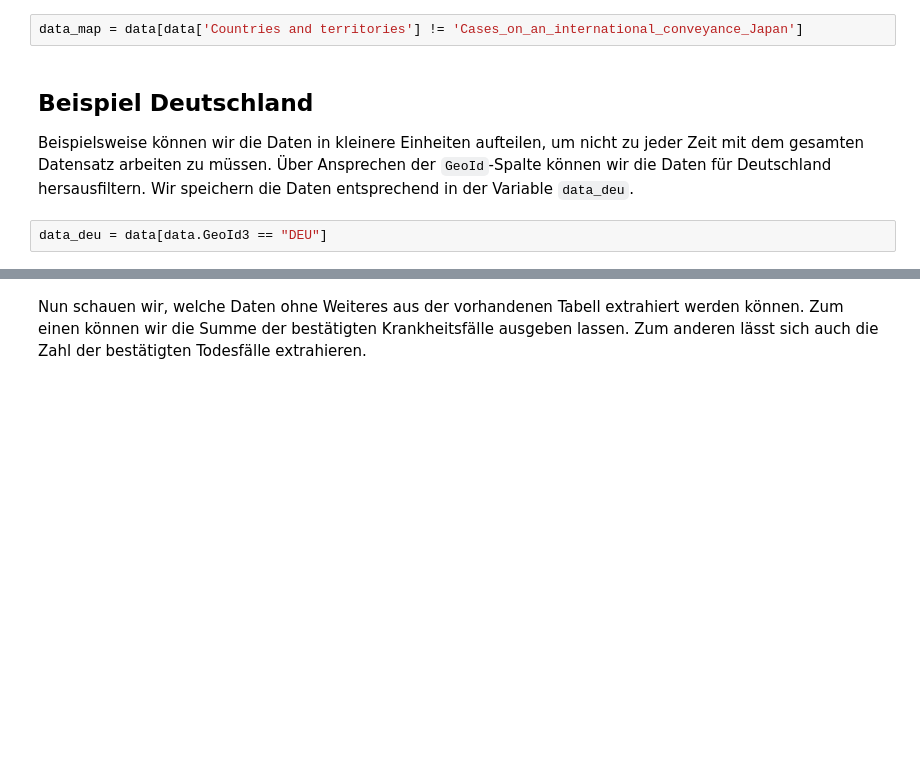
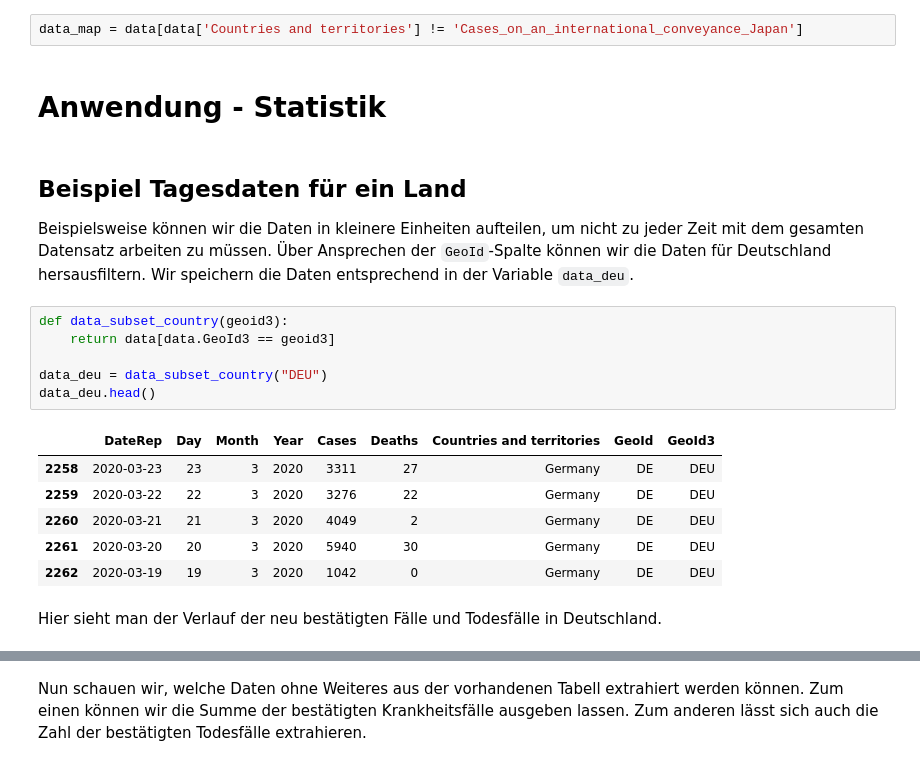
Before and after one commit to wohfab/datajournalism, a Jupyter notebook: wohlgemuth_bacl5_datajournalism.ipynb, the cells around one changed output, grey strips where cells are left out. Saved outputs shown, nothing was run; the diff lists cells and outputs as text; blank space fills up the shorter version.

```diff
--- a/wohlgemuth_bacl5_datajournalism.ipynb
+++ b/wohlgemuth_bacl5_datajournalism.ipynb
@@ -158,9 +166,24 @@ Da sowohl die Index-Spalte als auch die Kopfzeile der Tabelle bereits vielverspr
 Zusätzlich werden wir ein Sub-Set der Daten erstellen, welches für die Erstellung der Weltkarten bereinigt wurde. Hier werden wir die Fälle *nicht* Japan zuordnen sondern die Fälle gänzlich aus den Daten streichen. Grund dafür ist, dass bei der Darstellung auf der Weltkarte für uns im Vordergrund steht, eine Fall-Zuweisung zu den Ländern zu erhalten.
 # %%
 data_map = data[data['Countries and territories'] != 'Cases_on_an_international_conveyance_Japan']
+# %% [markdown]
+# Anwendung - Statistik
 # %% [markdown]
-## Beispiel Deutschland
+## Beispiel Tagesdaten für ein Land
 
 Beispielsweise können wir die Daten in kleinere Einheiten aufteilen, um nicht zu jeder Zeit mit dem gesamten Datensatz arbeiten zu müssen. Über Ansprechen der `GeoId`-Spalte können wir die Daten für Deutschland hersausfiltern. Wir speichern die Daten entsprechend in der Variable `data_deu`.
-# %%
-data_deu = data[data.GeoId3 == "DEU"]
+# %%
+def data_subset_country(geoid3):
+    return data[data.GeoId3 == geoid3]
+
+data_deu = data_subset_country("DEU")
+data_deu.head()
+# %% [output]
+|  | DateRep | Day | Month | Year | Cases | Deaths | Countries and territories | GeoId | GeoId3 |
+| 2258 | 2020-03-23 | 23 | 3 | 2020 | 3311 | 27 | Germany | DE | DEU |
+| 2259 | 2020-03-22 | 22 | 3 | 2020 | 3276 | 22 | Germany | DE | DEU |
+| 2260 | 2020-03-21 | 21 | 3 | 2020 | 4049 | 2 | Germany | DE | DEU |
+| 2261 | 2020-03-20 | 20 | 3 | 2020 | 5940 | 30 | Germany | DE | DEU |
+| 2262 | 2020-03-19 | 19 | 3 | 2020 | 1042 | 0 | Germany | DE | DEU |
+# %% [markdown]
+Hier sieht man der Verlauf der neu bestätigten Fälle und Todesfälle in Deutschland.
```
Also changed, not shown: parts of 28 cells of this notebook, 2 other files.
